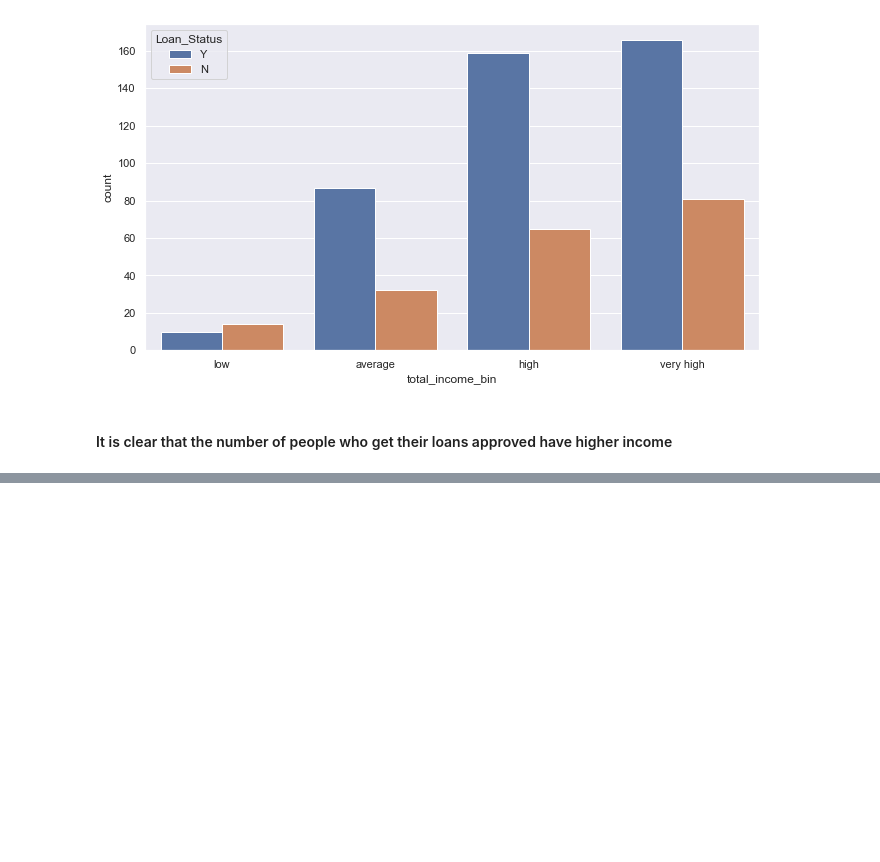
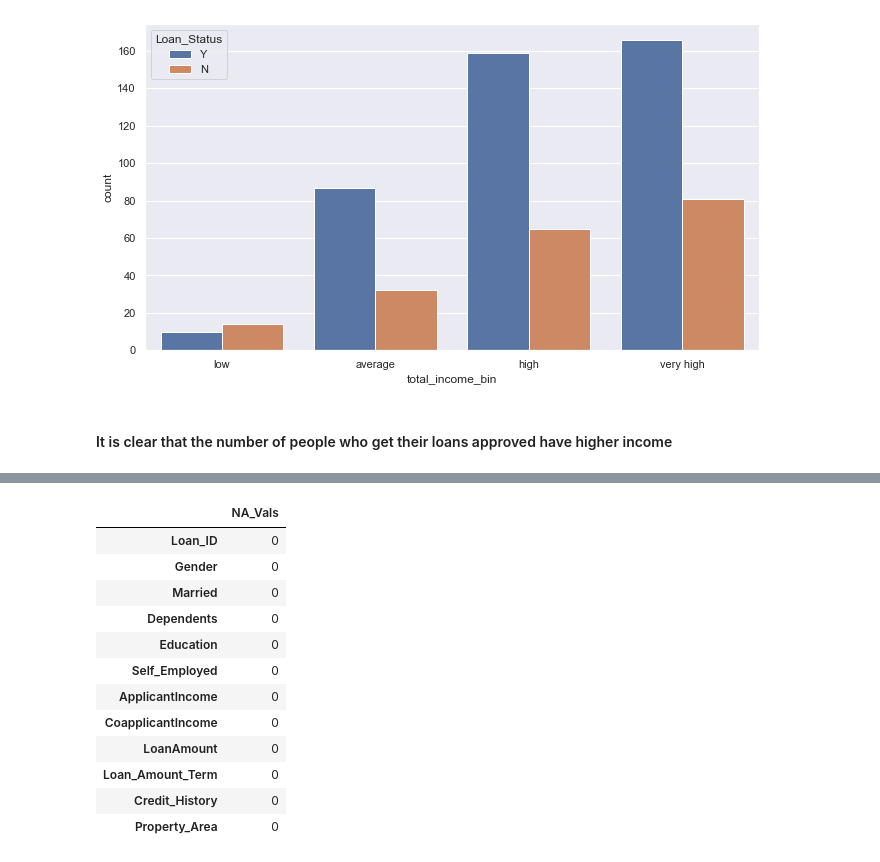
Before and after one commit to gato1005/LoanApproval, a Jupyter notebook: LoanPrediction.ipynb, the cells around one changed output, grey strips where cells are left out. Cells and saved outputs as stored; diff of their text form; code cells hidden in the pictures; blank space fills up the shorter version.

```diff
--- a/LoanPrediction.ipynb
+++ b/LoanPrediction.ipynb
@@ -416,0 +491,31 @@ sns.countplot(x="total_income_bin",hue="Loan_Status",data=train_set)
+# %%
+# For Categorical Variables
+
+test_set["Gender"].fillna(test_set["Gender"].mode()[0],inplace=True)
+test_set["Married"].fillna(test_set["Married"].mode()[0],inplace=True)
+test_set["Dependents"].fillna(test_set["Dependents"].mode()[0],inplace=True)
+test_set["Self_Employed"].fillna(test_set["Self_Employed"].mode()[0],inplace=True)
+test_set["Loan_Amount_Term"].fillna(test_set["Loan_Amount_Term"].mode()[0],inplace=True)
+test_set["Credit_History"].fillna(test_set["Credit_History"].mode()[0],inplace=True)
+
+# For Numerical Variables
+
+test_set["LoanAmount"].fillna(test_set["LoanAmount"].median(),inplace=True)
+# %%
+# Check for NA values in the test dataset(test_set)
+
+pd.DataFrame(test_set.isna().sum(axis=0),columns=["NA_Vals"])
+# %% [output]
+|  | NA_Vals |
+| Loan_ID | 0 |
+| Gender | 0 |
+| Married | 0 |
+| Dependents | 0 |
+| Education | 0 |
+| Self_Employed | 0 |
+| ApplicantIncome | 0 |
+| CoapplicantIncome | 0 |
+| LoanAmount | 0 |
+| Loan_Amount_Term | 0 |
+| Credit_History | 0 |
+| Property_Area | 0 |
```
Also changed, not shown: parts of 11 cells of this notebook.
